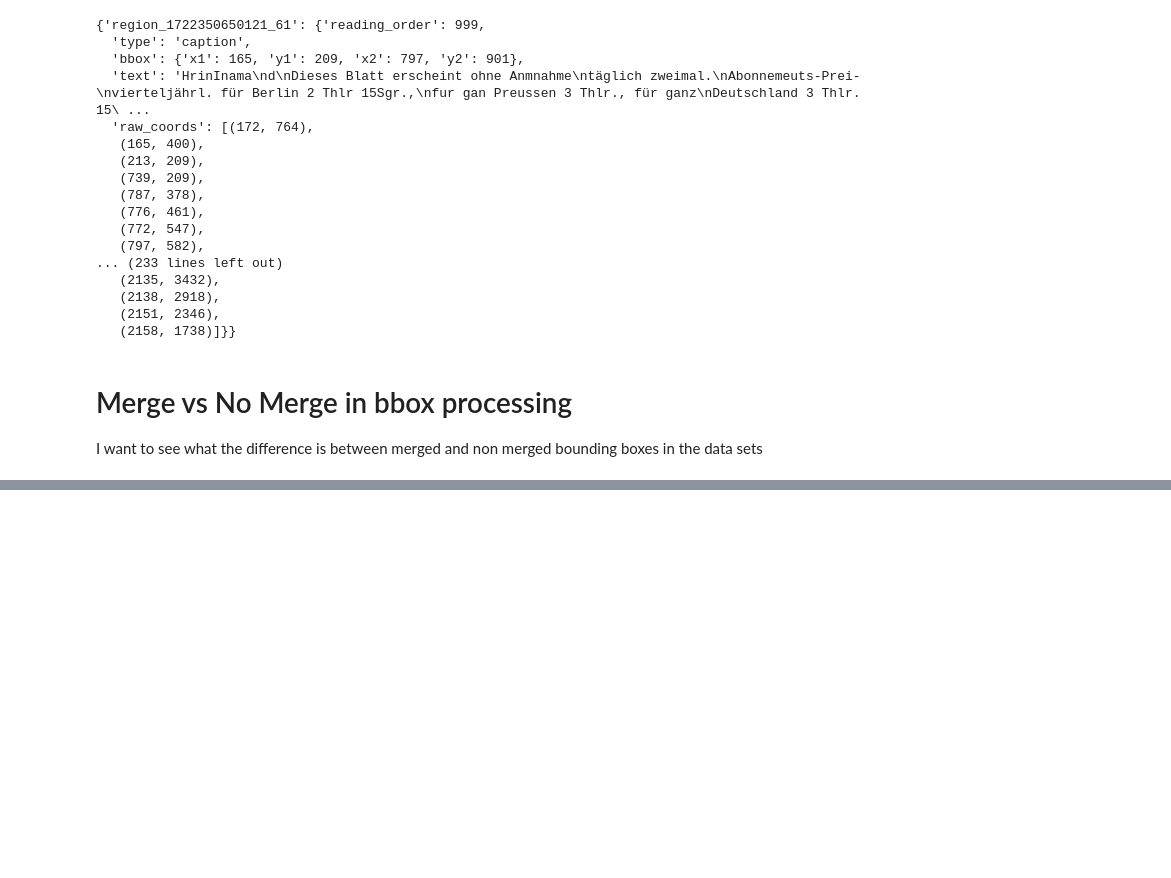
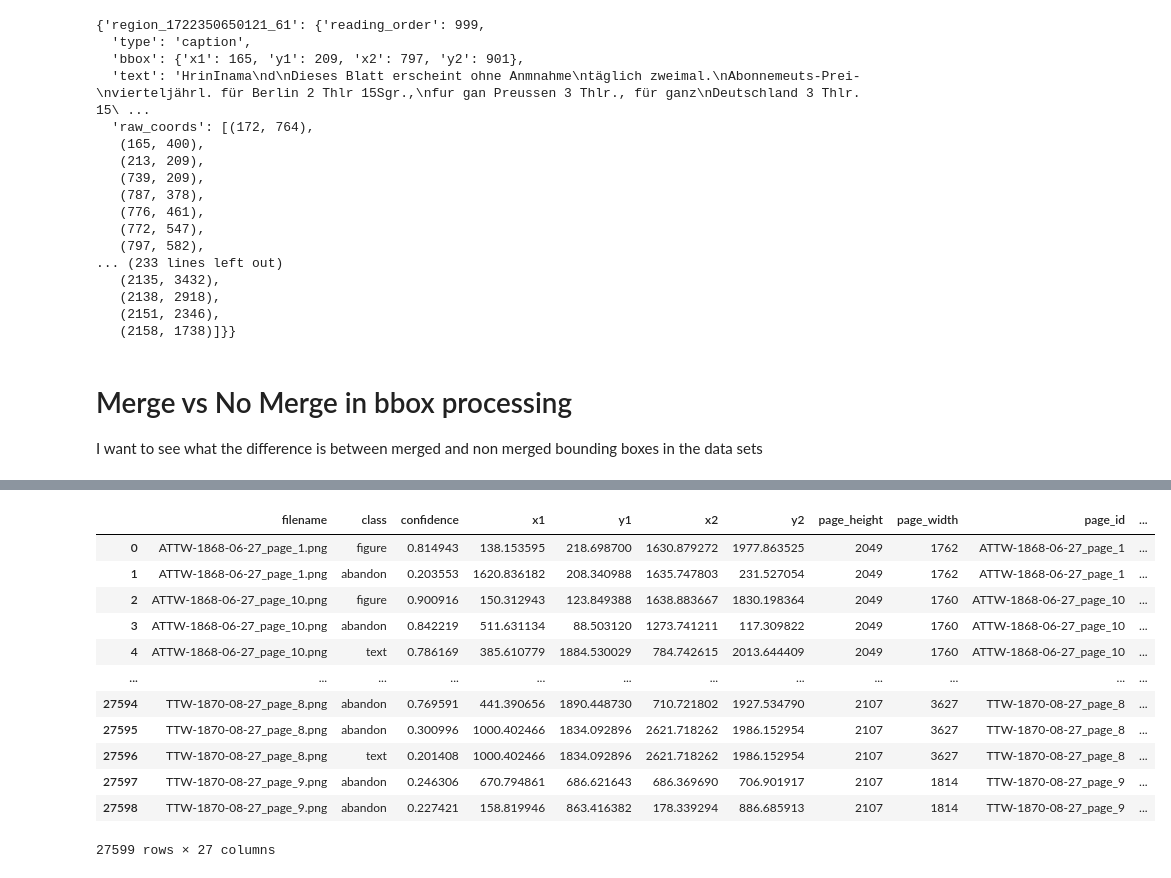
Before and after one commit to JonnoB/reading_the_unreadable, a Jupyter notebook: scrapbook.ipynb, the cells around one changed output, grey strips where cells are left out. Saved outputs shown, nothing was run; the diff lists cells and outputs as text; code cells hidden in the pictures; blank space fills up the shorter version.

```diff
--- a/scrapbook.ipynb
+++ b/scrapbook.ipynb
@@ -239,0 +313,16 @@ I want to see what the difference is between merged and non merged bounding boxe
+# %%
+pd.read_parquet('data/periodical_bboxes/post_process_raw/Tomahawk_issue_PDF_files_1056.parquet')
+# %% [output]
+|  | filename | class | confidence | x1 | y1 | x2 | y2 | page_height | page_width | page_id | ... |
+| 0 | ATTW-1868-06-27_page_1.png | figure | 0.814943 | 138.153595 | 218.698700 | 1630.879272 | 1977.863525 | 2049 | 1762 | ATTW-1868-06-27_page_1 | ... |
+| 1 | ATTW-1868-06-27_page_1.png | abandon | 0.203553 | 1620.836182 | 208.340988 | 1635.747803 | 231.527054 | 2049 | 1762 | ATTW-1868-06-27_page_1 | ... |
+| 2 | ATTW-1868-06-27_page_10.png | figure | 0.900916 | 150.312943 | 123.849388 | 1638.883667 | 1830.198364 | 2049 | 1760 | ATTW-1868-06-27_page_10 | ... |
+| 3 | ATTW-1868-06-27_page_10.png | abandon | 0.842219 | 511.631134 | 88.503120 | 1273.741211 | 117.309822 | 2049 | 1760 | ATTW-1868-06-27_page_10 | ... |
+| 4 | ATTW-1868-06-27_page_10.png | text | 0.786169 | 385.610779 | 1884.530029 | 784.742615 | 2013.644409 | 2049 | 1760 | ATTW-1868-06-27_page_10 | ... |
+| ... | ... | ... | ... | ... | ... | ... | ... | ... | ... | ... | ... |
+| 27594 | TTW-1870-08-27_page_8.png | abandon | 0.769591 | 441.390656 | 1890.448730 | 710.721802 | 1927.534790 | 2107 | 3627 | TTW-1870-08-27_page_8 | ... |
+| 27595 | TTW-1870-08-27_page_8.png | abandon | 0.300996 | 1000.402466 | 1834.092896 | 2621.718262 | 1986.152954 | 2107 | 3627 | TTW-1870-08-27_page_8 | ... |
+| 27596 | TTW-1870-08-27_page_8.png | text | 0.201408 | 1000.402466 | 1834.092896 | 2621.718262 | 1986.152954 | 2107 | 3627 | TTW-1870-08-27_page_8 | ... |
+| 27597 | TTW-1870-08-27_page_9.png | abandon | 0.246306 | 670.794861 | 686.621643 | 686.369690 | 706.901917 | 2107 | 1814 | TTW-1870-08-27_page_9 | ... |
+| 27598 | TTW-1870-08-27_page_9.png | abandon | 0.227421 | 158.819946 | 863.416382 | 178.339294 | 886.685913 | 2107 | 1814 | TTW-1870-08-27_page_9 | ... |
+27599 rows × 27 columns
```
Also changed, not shown: parts of 5 cells of this notebook, 9 other files.
